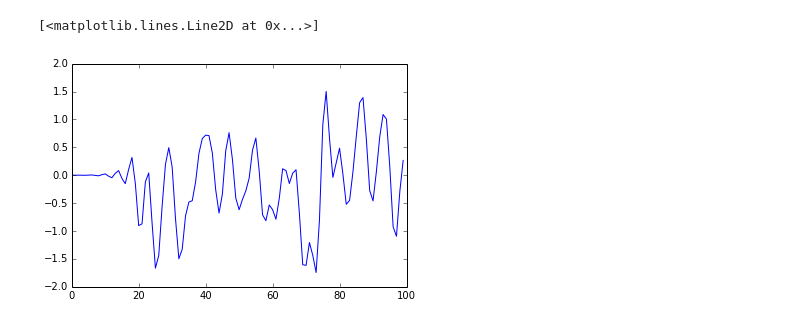
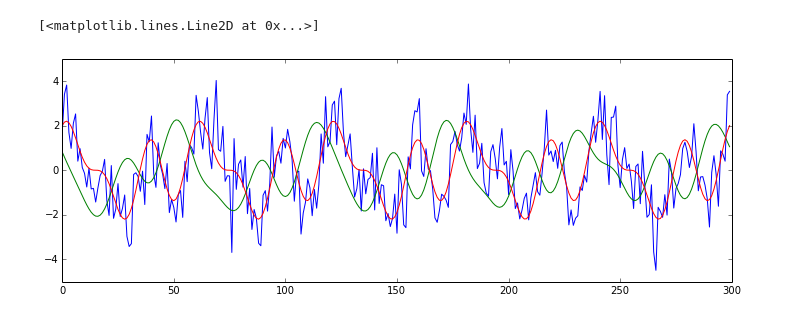
Before and after one commit to gallamine/filtering_site, a Jupyter notebook: Test Filter API.ipynb, the cells around one changed output. Drawn from its saved outputs; the diff is of its cells as text; code cells hidden in the pictures.

```diff
--- a/Test Filter API.ipynb
+++ b/Test Filter API.ipynb
@@ -26,0 +31,3 @@ data_str = str(data.tolist())
+# %%
+requesturl = 'http://{2}/filter/run?fid={0}&data={1}'.format(fid,data_str, rooturl)
+ret = urllib.urlopen(requesturl).read()
@@ -26,0 +44,6 @@ data_str = str(data.tolist())
+# %%
+url = 'http://{0}/filter/new?num_taps=100&cutoff=0.1'.format(rooturl)
+u = urllib.urlopen(url)
+ret = u.read()
+fid = json.loads(ret)['fid']
+print "FID: {0}".format(fid)
@@ -26,0 +52,5 @@ data_str = str(data.tolist())
+# %%
+data = np.sin(np.linspace(0, 20*np.pi, num=300)) + np.cos(np.linspace(0, 10*np.pi, num=300)) + \
+        + np.cos(np.linspace(0, 30*np.pi, num=300))
+noise = np.random.randn(len(data))
+rx_signal = data + noise
@@ -27,9 +64,12 @@ data_str = str(data.tolist())
 # %%
-ret = urllib.urlopen('http://localhost:5000/filter/run?fid={0}&data={1}'.format(fid,data_str)).read()
+data_str = str(rx_signal.tolist()).strip("[]")
+ret = urllib.urlopen('http://{2}/filter/run?fid={0}&data={1}&padding=False'.format(fid, data_str, rooturl)).read()
 # %%
+plt.figure(figsize=(12,4))
 plt.plot(json.loads(ret)['data_in'].strip('[]').split(','))
-plt.hold()
+plt.hold(True)
 plt.plot(json.loads(ret)['data_out'])
+plt.plot(data)
 # %% [output]
 [<matplotlib.lines.Line2D at 0x...>]
-[figure, old version]
+[figure, new version]
```
Also changed, not shown: parts of 21 cells of this notebook, 2 other files.
